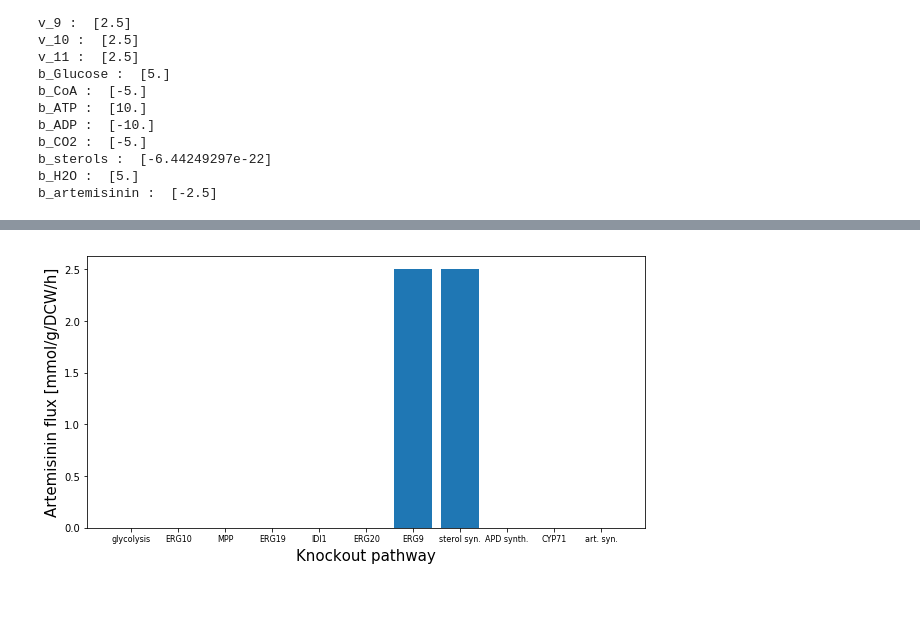
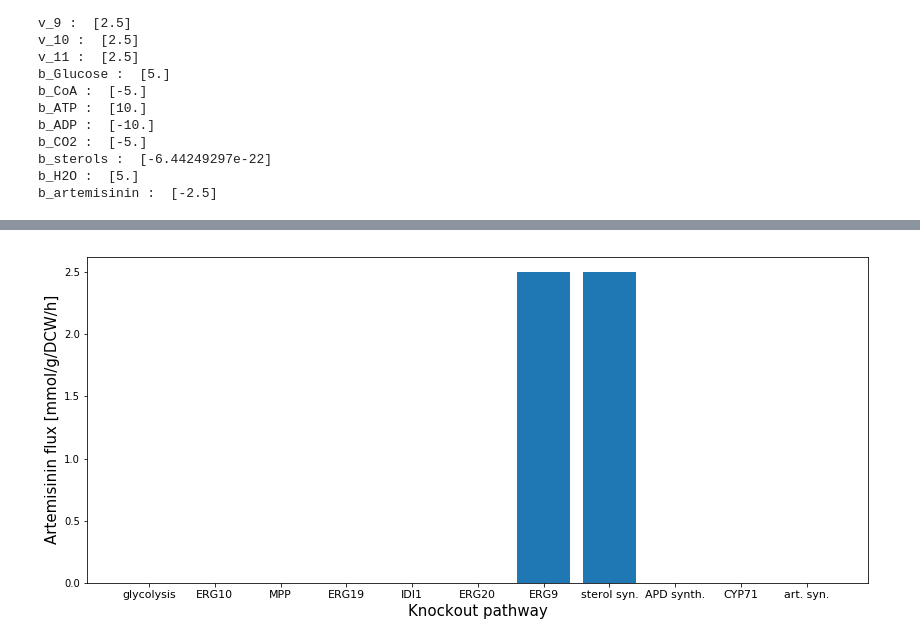
Before and after one commit to miroslavgasparek/MetabolicModelling, a Jupyter notebook: Artemisinin_optimisation_FBA.ipynb, the cells around one changed output, grey strips where cells are left out. Cells and saved outputs as stored; diff of their text form; code cells hidden in the pictures; blank space fills up the shorter version.

```diff
--- a/Artemisinin_optimisation_FBA.ipynb
+++ b/Artemisinin_optimisation_FBA.ipynb
@@ -469,13 +530,13 @@ status: optimal
 # %%
 # Make a bar chart with the fluxes
 x = np.arange(len(pathway_list))
 
-fig, ax = plt.subplots(figsize=(10,5))
+fig, ax = plt.subplots(figsize=(14,6))
 ax.bar(x, np.abs(np.array(art_list)))
 ax.set_xticks(x)
-ax.set_xticklabels(pathway_list, fontsize=8)
+ax.set_xticklabels(pathway_list, fontsize=11)
 ax.set_xlabel('Knockout pathway',fontsize=15)
 ax.set_ylabel('Artemisinin flux [mmol/g/DCW/h]',fontsize=15)
 plt.show()
 # %% [output]
-[figure, old version]
+[figure, new version]
```
Also changed, not shown: parts of 23 cells of this notebook.
